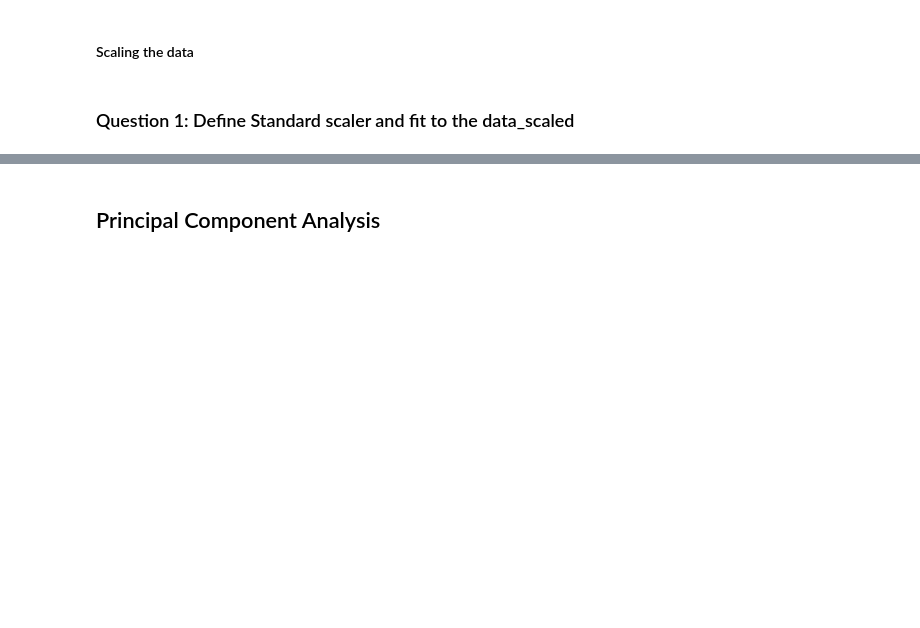
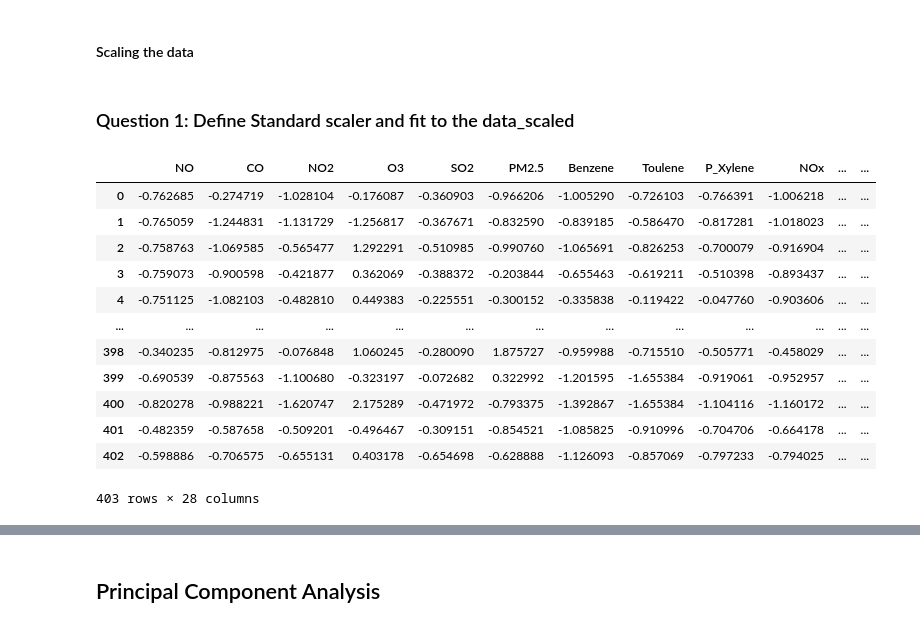
Before and after one commit to AlexHamn/air-pollution-case-study, a Jupyter notebook: Hand-On Quiz PCA Learners notebook.ipynb, the cells around one changed output, grey strips where cells are left out. Cells and saved outputs as stored; diff of their text form; code cells hidden in the pictures; blank space fills up the shorter version.

```diff
--- a/Hand-On Quiz PCA Learners notebook.ipynb
+++ b/Hand-On Quiz PCA Learners notebook.ipynb
@@ -25,7 +25,7 @@ from sklearn.decomposition import PCA
 #### Loading data
 # %%
 #Loading data
-data= pd.read_csv("Air_Pollution.csv")
+data= pd.read_csv("./data/Air_Pollution.csv")
 # %%
 data.head()
 # %% [output]
@@ -121,2 +118,20 @@ data_scaled = __________
+# %%
+scaler = StandardScaler()
+data_scaled = pd.DataFrame(scaler.fit_transform(data), columns=data.columns)
+data_scaled
+# %% [output]
+|  | NO | CO | NO2 | O3 | SO2 | PM2.5 | Benzene | Toulene | P_Xylene | NOx | ... | ... |
+| 0 | -0.762685 | -0.274719 | -1.028104 | -0.176087 | -0.360903 | -0.966206 | -1.005290 | -0.726103 | -0.766391 | -1.006218 | ... | ... |
+| 1 | -0.765059 | -1.244831 | -1.131729 | -1.256817 | -0.367671 | -0.832590 | -0.839185 | -0.586470 | -0.817281 | -1.018023 | ... | ... |
+| 2 | -0.758763 | -1.069585 | -0.565477 | 1.292291 | -0.510985 | -0.990760 | -1.065691 | -0.826253 | -0.700079 | -0.916904 | ... | ... |
+| 3 | -0.759073 | -0.900598 | -0.421877 | 0.362069 | -0.388372 | -0.203844 | -0.655463 | -0.619211 | -0.510398 | -0.893437 | ... | ... |
+| 4 | -0.751125 | -1.082103 | -0.482810 | 0.449383 | -0.225551 | -0.300152 | -0.335838 | -0.119422 | -0.047760 | -0.903606 | ... | ... |
+| ... | ... | ... | ... | ... | ... | ... | ... | ... | ... | ... | ... | ... |
+| 398 | -0.340235 | -0.812975 | -0.076848 | 1.060245 | -0.280090 | 1.875727 | -0.959988 | -0.715510 | -0.505771 | -0.458029 | ... | ... |
+| 399 | -0.690539 | -0.875563 | -1.100680 | -0.323197 | -0.072682 | 0.322992 | -1.201595 | -1.655384 | -0.919061 | -0.952957 | ... | ... |
+| 400 | -0.820278 | -0.988221 | -1.620747 | 2.175289 | -0.471972 | -0.793375 | -1.392867 | -1.655384 | -1.104116 | -1.160172 | ... | ... |
+| 401 | -0.482359 | -0.587658 | -0.509201 | -0.496467 | -0.309151 | -0.854521 | -1.085825 | -0.910996 | -0.704706 | -0.664178 | ... | ... |
+| 402 | -0.598886 | -0.706575 | -0.655131 | 0.403178 | -0.654698 | -0.628888 | -1.126093 | -0.857069 | -0.797233 | -0.794025 | ... | ... |
+403 rows × 28 columns
 # %%
 data_scaled = pd.DataFrame(data_scaled, columns=data.columns)
```
Also changed, not shown: parts of 6 cells of this notebook.
